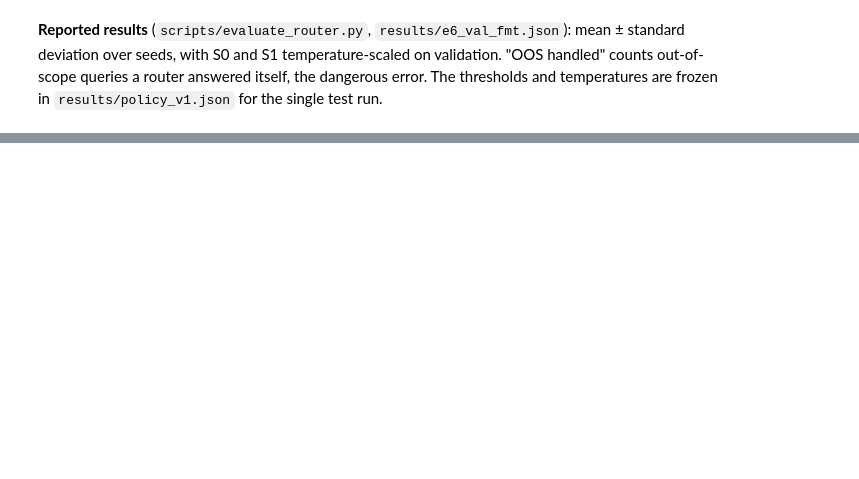
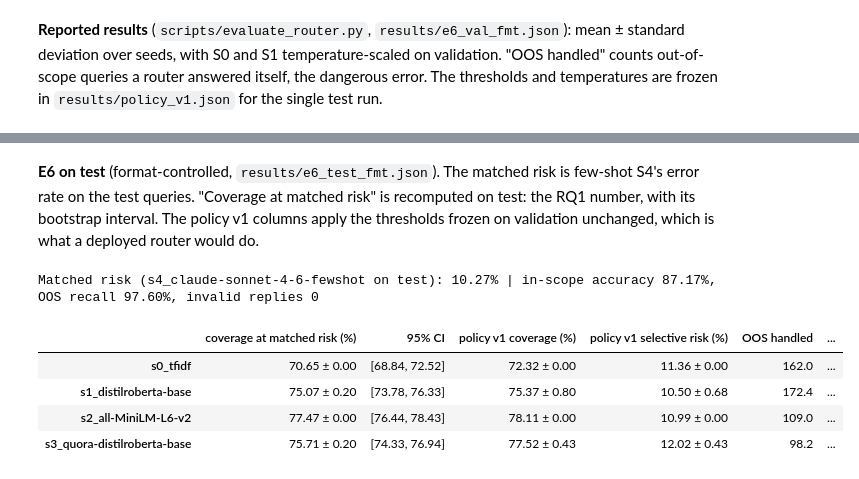
Before and after one commit to Krishil-Parmar/NLP_INDIVIDUAL, a Jupyter notebook: notebooks/00_submission.ipynb, the cells around one changed output, grey strips where cells are left out. Drawn from its saved outputs; the diff is of its cells as text; code cells hidden in the pictures; blank space fills up the shorter version.

```diff
--- a/notebooks/00_submission.ipynb
+++ b/notebooks/00_submission.ipynb
@@ -466,0 +702,24 @@ pd.DataFrame(latency_rows).T
+# %% [markdown]
+**E6 on test** (format-controlled, `results/e6_test_fmt.json`). The matched risk is few-shot S4's error rate on the test queries. "Coverage at matched risk" is recomputed on test: the RQ1 number, with its bootstrap interval. The policy v1 columns apply the thresholds frozen on validation unchanged, which is what a deployed router would do.
+# %%
+with open(data.RESULTS_DIR / "e6_test_fmt.json") as f:
+    e6_test = json.load(f)
+s4_test = e6_test["s4"]
+print(f"Matched risk ({e6_test['llm_system']} on test): {100 * s4_test['error_rate']:.2f}% | in-scope accuracy "
+      f"{100 * s4_test['in_scope_accuracy']:.2f}%, OOS recall {100 * s4_test['oos_recall']:.2f}%, invalid replies {s4_test['invalid']}")
+pd.DataFrame({
+    tag: {"coverage at matched risk (%)": mean_pm_std(r["summary"], "coverage_at_matched_risk"),
+          "95% CI": f"[{100 * r['coverage_at_matched_risk_ci']['ci_low']:.2f}, {100 * r['coverage_at_matched_risk_ci']['ci_high']:.2f}]",
+          "policy v1 coverage (%)": mean_pm_std(r["summary"], "coverage"),
+          "policy v1 selective risk (%)": mean_pm_std(r["summary"], "selective_risk"),
+          "OOS handled": f"{r['summary']['oos_handled']['mean']:.1f}",
+          "cost per 1,000 queries (US$)": f"{r['summary']['cost_per_1000_usd']['mean']:.3f}"}
+    for tag, r in e6_test["systems"].items()
+}).T
+# %% [output]
+Matched risk (s4_claude-sonnet-4-6-fewshot on test): 10.27% | in-scope accuracy 87.17%, OOS recall 97.60%, invalid replies 0
+|  | coverage at matched risk (%) | 95% CI | policy v1 coverage (%) | policy v1 selective risk (%) | OOS handled | ... |
+| s0_tfidf | 70.65 ± 0.00 | [68.84, 72.52] | 72.32 ± 0.00 | 11.36 ± 0.00 | 162.0 | ... |
+| s1_distilroberta-base | 75.07 ± 0.20 | [73.78, 76.33] | 75.37 ± 0.80 | 10.50 ± 0.68 | 172.4 | ... |
+| s2_all-MiniLM-L6-v2 | 77.47 ± 0.00 | [76.44, 78.43] | 78.11 ± 0.00 | 10.99 ± 0.00 | 109.0 | ... |
+| s3_quora-distilroberta-base | 75.71 ± 0.20 | [74.33, 76.94] | 77.52 ± 0.43 | 12.02 ± 0.43 | 98.2 | ... |
```
Also changed, not shown: parts of 40 cells of this notebook, 5 other files.
